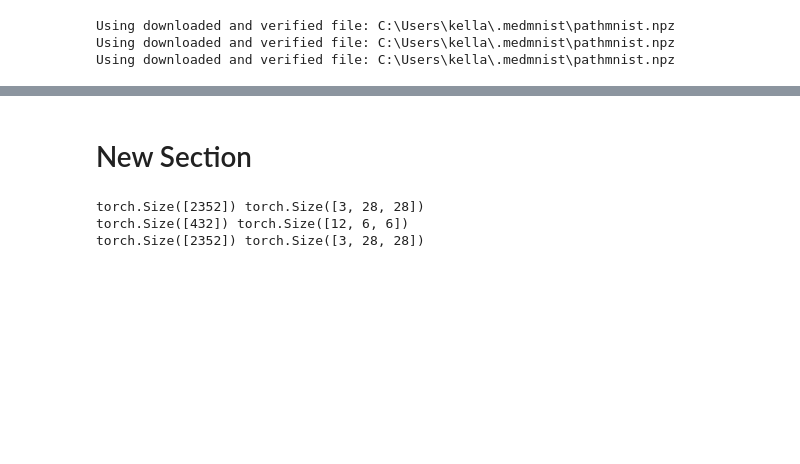
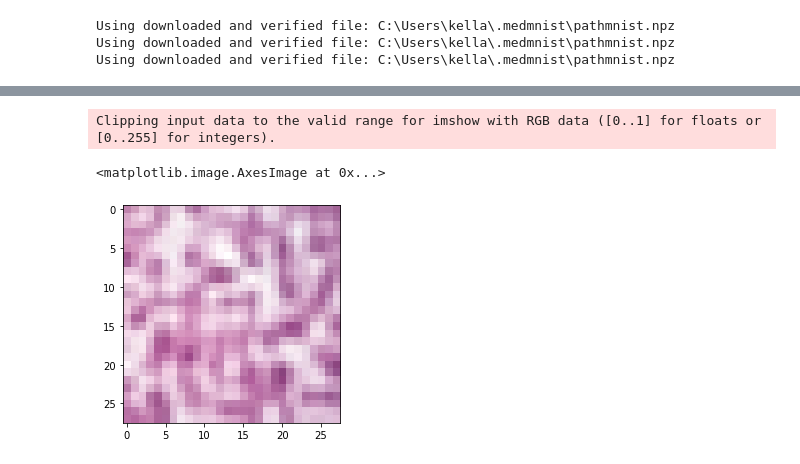
Before and after one commit to RuHae/TGM_Project, a Jupyter notebook: Code/vq_vae.ipynb, the cells around one changed output, grey strips where cells are left out. Saved outputs shown, nothing was run; the diff lists cells and outputs as text; code cells hidden in the pictures; blank space fills up the shorter version.

```diff
--- a/Code/vq_vae.ipynb
+++ b/Code/vq_vae.ipynb
@@ -145,4 +81,4 @@ perplexity: 105.849
 # %%
-vae.save_to_file(path)
-#vae.load_from_file(path)
+#vae.save_to_file(path)
+vae.load_from_file(path)
 # %% [output]
@@ -262,29 +125,11 @@ Clipping input data to the valid range for imshow with RGB data ([0..1] for floa
-# %% [markdown]
-# New Section
-# %%
-i = torch.randn((3, 28, 28))
-cov1 = nn.Conv2d(3, 6, 3, stride=2)
-cov2 = nn.Conv2d(6, 12, 3, stride=2)
-m1 = nn.MaxPool2d(2)
-m2 = nn.MaxUnpool2d(3)
-lin1 = nn.Linear(75,108)
-cov3 = nn.ConvTranspose2d(12,6,3, stride=2)#, output_padding=1)
-cov4 = nn.ConvTranspose2d(6,3,3, stride=2, output_padding=1)
-cov5 = nn.ConvTranspose2d(3,3,1, stride=1)#, output_padding=1)
-print(i.flatten().shape, i.shape)
-x = cov1(i)
-x = cov2(x)
-# x = m1(x)
-print(x.flatten().shape, x.shape)
-# x = lin1(x.flatten())
-# x = x.reshape(3,6,6)
-x = cov3(x)
-x = cov4(x)
-# x = cov4_5(x)
-x = cov5(x)
-# x = m2(x)
-print(x.flatten().shape, x.shape)
-# %% [output]
-torch.Size([2352]) torch.Size([3, 28, 28])
-torch.Size([432]) torch.Size([12, 6, 6])
-torch.Size([2352]) torch.Size([3, 28, 28])
+# %%
+z = torch.torch.distributions.Uniform(torch.Tensor([0]), torch.Tensor([13])).\
+                                        sample([1, num_hiddens,7,7]).view(1,num_hiddens,7,7).to(device)
+z = vae._pre_vq_conv(z)
+loss, quantized, perplexity, _ = vae._vq_vae(z)
+img = vae._decoder.forward(quantized)
+plt.imshow(img[0].moveaxis(0, 2).cpu().detach().numpy())
+# %% [output]
+Clipping input data to the valid range for imshow with RGB data ([0..1] for floats or [0..255] for integers).
+<matplotlib.image.AxesImage at 0x...>
+[figure, added]
```
Also changed, not shown: parts of 20 cells of this notebook, 1 other file.
